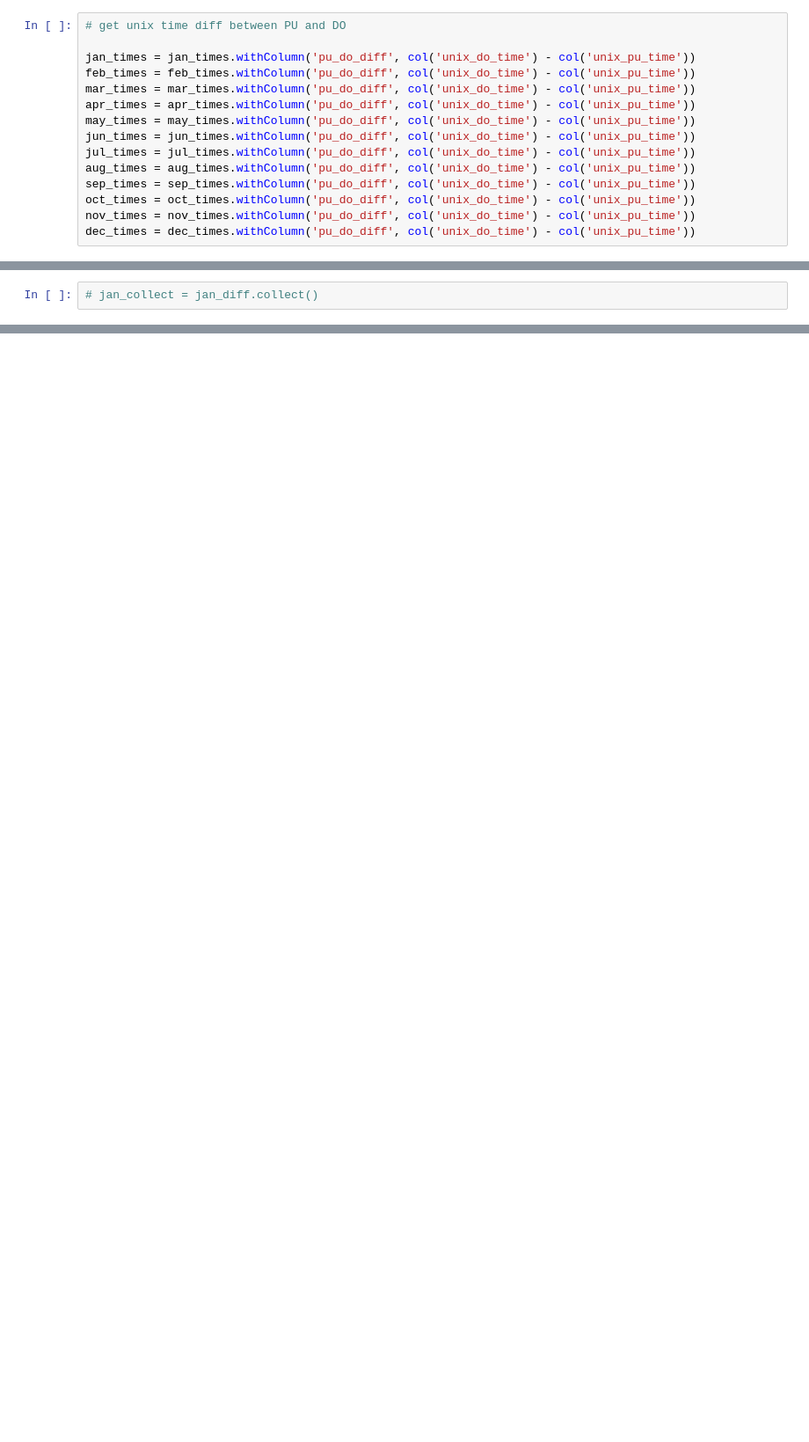
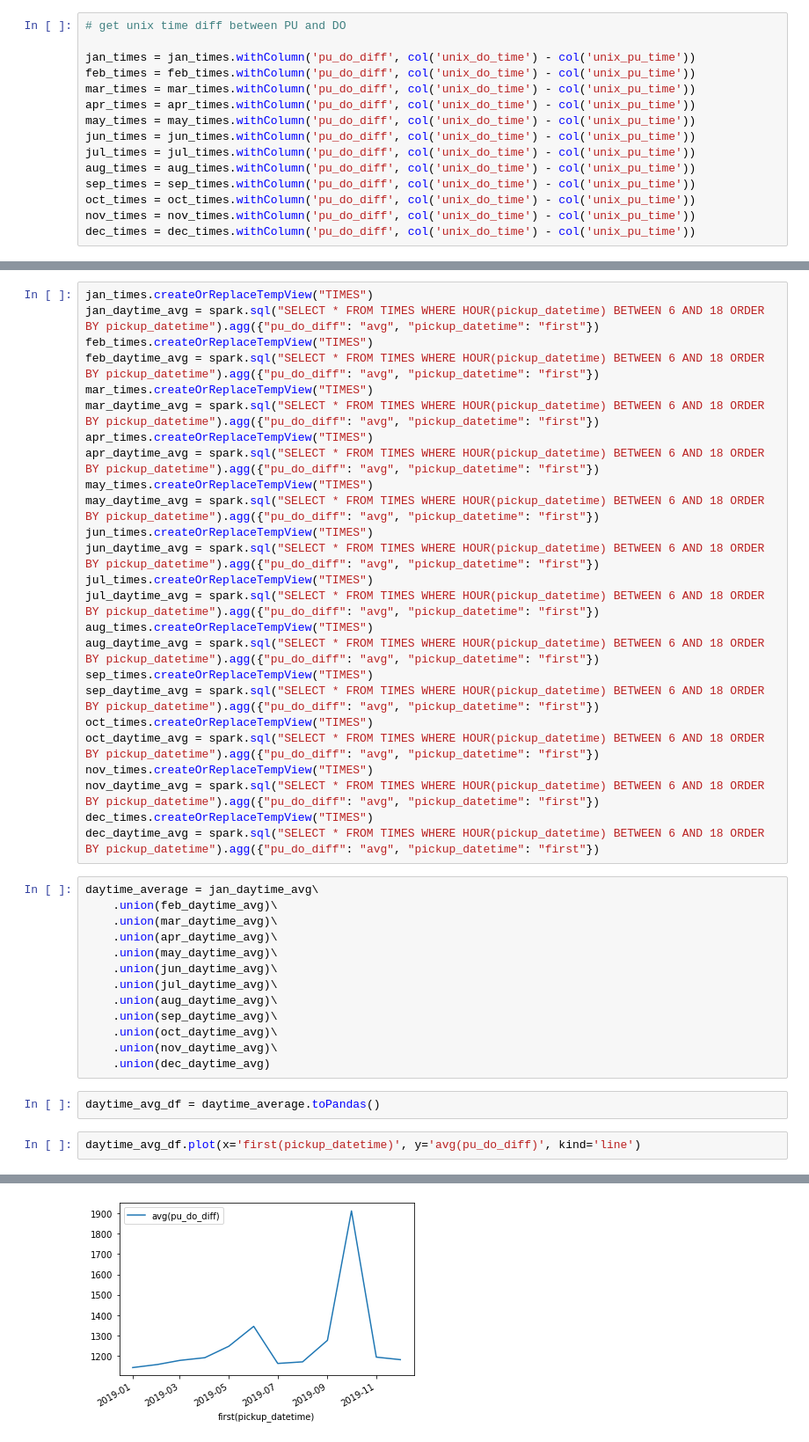
Before and after one commit to felipemegale/tcc, a Jupyter notebook: nyc_data/notebooks/2019/avg_trip_time.ipynb, the cells around one changed output, grey strips where cells are left out. Shown: that part at 88% size. Drawn from its saved outputs; the diff is of its cells as text; blank space fills up the shorter version.

```diff
--- a/nyc_data/notebooks/2019/avg_trip_time.ipynb
+++ b/nyc_data/notebooks/2019/avg_trip_time.ipynb
@@ -564,2 +565,43 @@ dec_diff = dec_times.select('pu_do_diff').withColumn('pu_do_diff', col('pu_do_di
 # %%
-# jan_collect = jan_diff.collect()
+jan_times.createOrReplaceTempView("TIMES")
+jan_daytime_avg = spark.sql("SELECT * FROM TIMES WHERE HOUR(pickup_datetime) BETWEEN 6 AND 18 ORDER BY pickup_datetime").agg({"pu_do_diff": "avg", "pickup_datetime": "first"})
+feb_times.createOrReplaceTempView("TIMES")
+feb_daytime_avg = spark.sql("SELECT * FROM TIMES WHERE HOUR(pickup_datetime) BETWEEN 6 AND 18 ORDER BY pickup_datetime").agg({"pu_do_diff": "avg", "pickup_datetime": "first"})
+mar_times.createOrReplaceTempView("TIMES")
+mar_daytime_avg = spark.sql("SELECT * FROM TIMES WHERE HOUR(pickup_datetime) BETWEEN 6 AND 18 ORDER BY pickup_datetime").agg({"pu_do_diff": "avg", "pickup_datetime": "first"})
+apr_times.createOrReplaceTempView("TIMES")
+apr_daytime_avg = spark.sql("SELECT * FROM TIMES WHERE HOUR(pickup_datetime) BETWEEN 6 AND 18 ORDER BY pickup_datetime").agg({"pu_do_diff": "avg", "pickup_datetime": "first"})
+may_times.createOrReplaceTempView("TIMES")
+may_daytime_avg = spark.sql("SELECT * FROM TIMES WHERE HOUR(pickup_datetime) BETWEEN 6 AND 18 ORDER BY pickup_datetime").agg({"pu_do_diff": "avg", "pickup_datetime": "first"})
+jun_times.createOrReplaceTempView("TIMES")
+jun_daytime_avg = spark.sql("SELECT * FROM TIMES WHERE HOUR(pickup_datetime) BETWEEN 6 AND 18 ORDER BY pickup_datetime").agg({"pu_do_diff": "avg", "pickup_datetime": "first"})
+jul_times.createOrReplaceTempView("TIMES")
+jul_daytime_avg = spark.sql("SELECT * FROM TIMES WHERE HOUR(pickup_datetime) BETWEEN 6 AND 18 ORDER BY pickup_datetime").agg({"pu_do_diff": "avg", "pickup_datetime": "first"})
+aug_times.createOrReplaceTempView("TIMES")
+aug_daytime_avg = spark.sql("SELECT * FROM TIMES WHERE HOUR(pickup_datetime) BETWEEN 6 AND 18 ORDER BY pickup_datetime").agg({"pu_do_diff": "avg", "pickup_datetime": "first"})
+sep_times.createOrReplaceTempView("TIMES")
+sep_daytime_avg = spark.sql("SELECT * FROM TIMES WHERE HOUR(pickup_datetime) BETWEEN 6 AND 18 ORDER BY pickup_datetime").agg({"pu_do_diff": "avg", "pickup_datetime": "first"})
+oct_times.createOrReplaceTempView("TIMES")
+oct_daytime_avg = spark.sql("SELECT * FROM TIMES WHERE HOUR(pickup_datetime) BETWEEN 6 AND 18 ORDER BY pickup_datetime").agg({"pu_do_diff": "avg", "pickup_datetime": "first"})
+nov_times.createOrReplaceTempView("TIMES")
+nov_daytime_avg = spark.sql("SELECT * FROM TIMES WHERE HOUR(pickup_datetime) BETWEEN 6 AND 18 ORDER BY pickup_datetime").agg({"pu_do_diff": "avg", "pickup_datetime": "first"})
+dec_times.createOrReplaceTempView("TIMES")
+dec_daytime_avg = spark.sql("SELECT * FROM TIMES WHERE HOUR(pickup_datetime) BETWEEN 6 AND 18 ORDER BY pickup_datetime").agg({"pu_do_diff": "avg", "pickup_datetime": "first"})
+# %%
+daytime_average = jan_daytime_avg\
+    .union(feb_daytime_avg)\
+    .union(mar_daytime_avg)\
+    .union(apr_daytime_avg)\
+    .union(may_daytime_avg)\
+    .union(jun_daytime_avg)\
+    .union(jul_daytime_avg)\
+    .union(aug_daytime_avg)\
+    .union(sep_daytime_avg)\
+    .union(oct_daytime_avg)\
+    .union(nov_daytime_avg)\
+    .union(dec_daytime_avg)
+# %%
+daytime_avg_df = daytime_average.toPandas()
+# %%
+daytime_avg_df.plot(x='first(pickup_datetime)', y='avg(pu_do_diff)', kind='line')
+# %% [output]
@@ -565,0 +609 @@ dec_diff = dec_times.select('pu_do_diff').withColumn('pu_do_diff', col('pu_do_di
+[figure, added]
```
Also changed, not shown: parts of 6 cells of this notebook.
